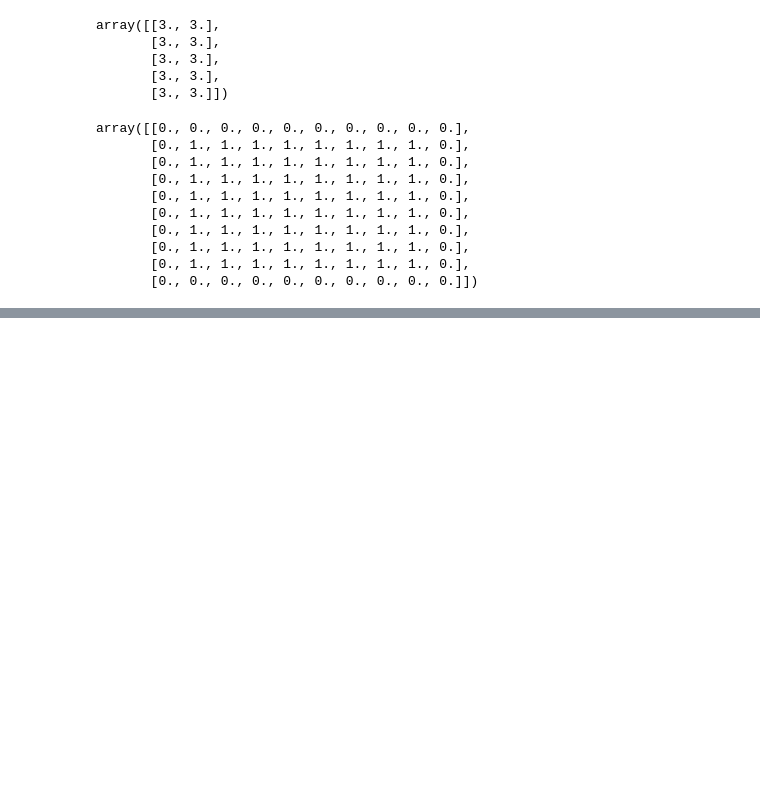
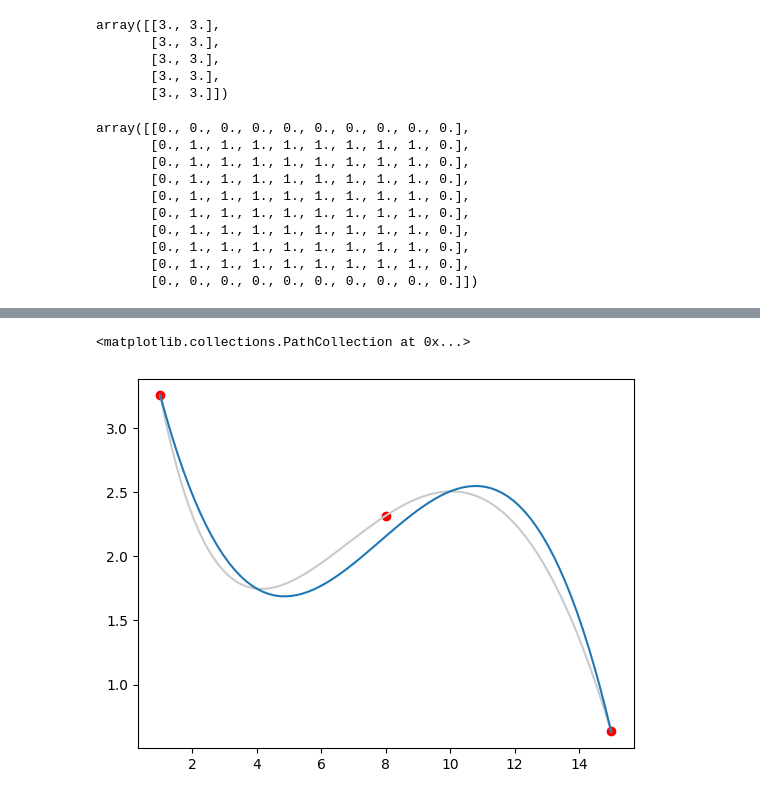
Before and after one commit to Redencon/6sem_speedrun, a Jupyter notebook: Lesson 16.ipynb, the cells around one changed output, grey strips where cells are left out. Cells and saved outputs as stored; diff of their text form; code cells hidden in the pictures; blank space fills up the shorter version.

```diff
--- a/Lesson 16.ipynb
+++ b/Lesson 16.ipynb
@@ -63,0 +150,19 @@ array([0.08162611, 0.23425982, 0.28371661, 0.31162257, 0.40904506,
+# %%
+x2 = np.array([1, 8, 15])
+y2 = f(x2)
+
+# w1 * x + w2 = y
+
+# A = (x + E)
+
+A2 = gen_A(x2)
+b2 = y2
+
+w2 = np.linalg.solve(A2 , b2)
+
+plt.plot(x, y, color="#cacaca")
+plt.plot(x, w_resolve(x, w1))
+plt.scatter(x2, y2, color='r')
+# %% [output]
+<matplotlib.collections.PathCollection at 0x...>
+[figure, added]
```
Also changed, not shown: parts of 14 cells of this notebook, 1 other file.
